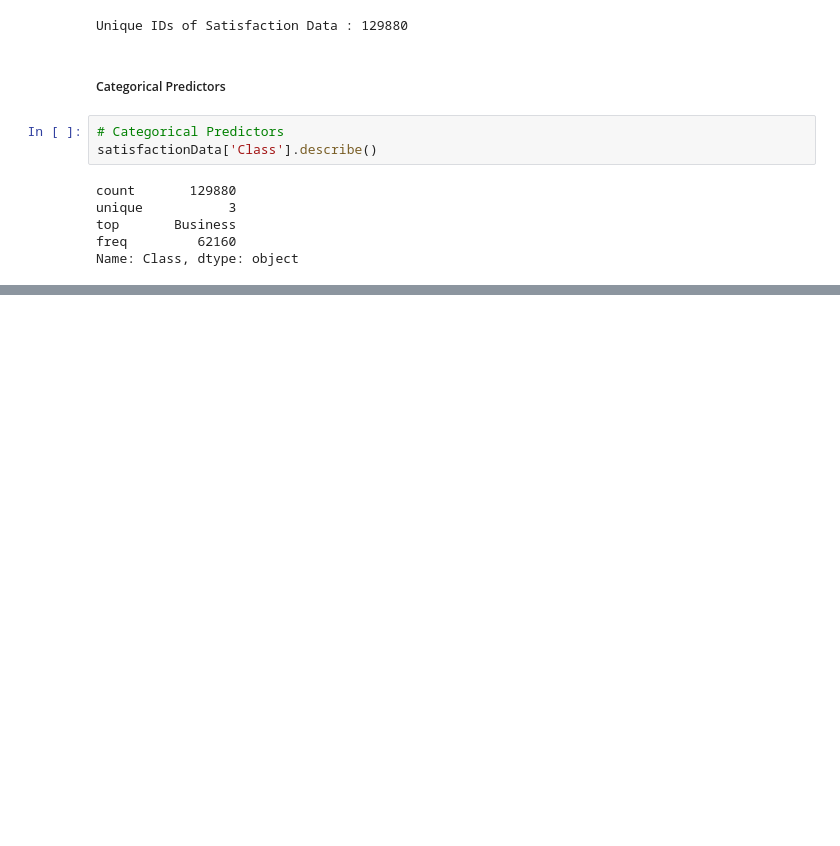
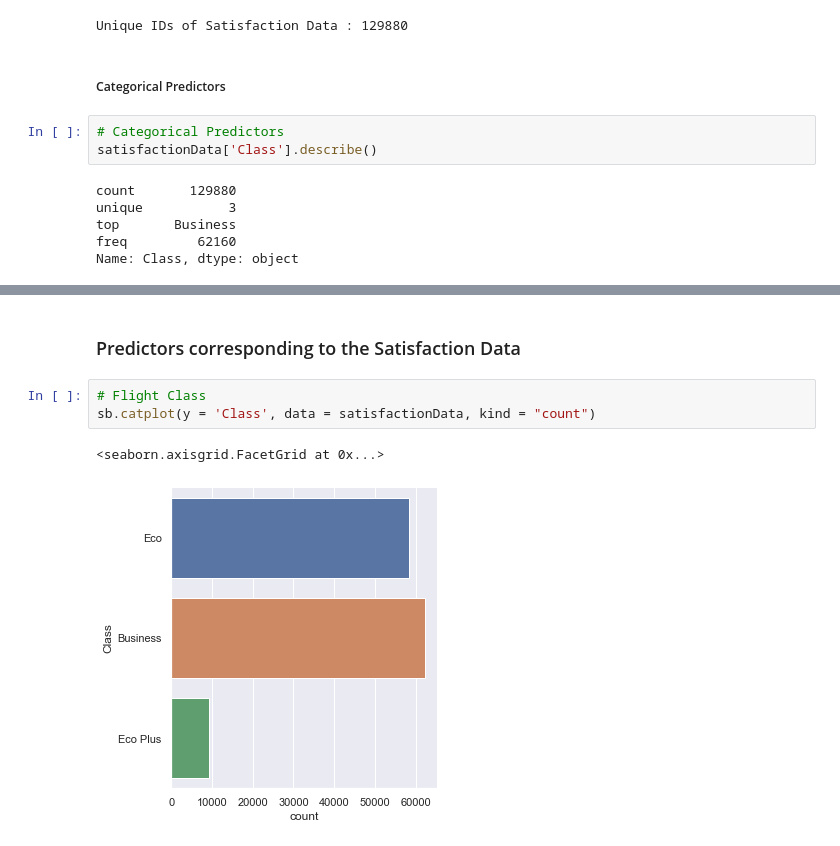
Before and after one commit to Aaronre1/USAirlineSatisfaction_SC1005_miniproject, a Jupyter notebook: test.ipynb, the cells around one changed output, grey strips where cells are left out. Cells and saved outputs as stored; diff of their text form; blank space fills up the shorter version.

```diff
--- a/test.ipynb
+++ b/test.ipynb
@@ -135,0 +147,8 @@ Name: Class, dtype: object
+# %% [markdown]
+### Predictors corresponding to the Satisfaction Data
+# %%
+# Flight Class
+sb.catplot(y = 'Class', data = satisfactionData, kind = "count")
+# %% [output]
+<seaborn.axisgrid.FacetGrid at 0x...>
+[figure, added]
```
Also changed, not shown: parts of 20 cells of this notebook, 1 other file.
